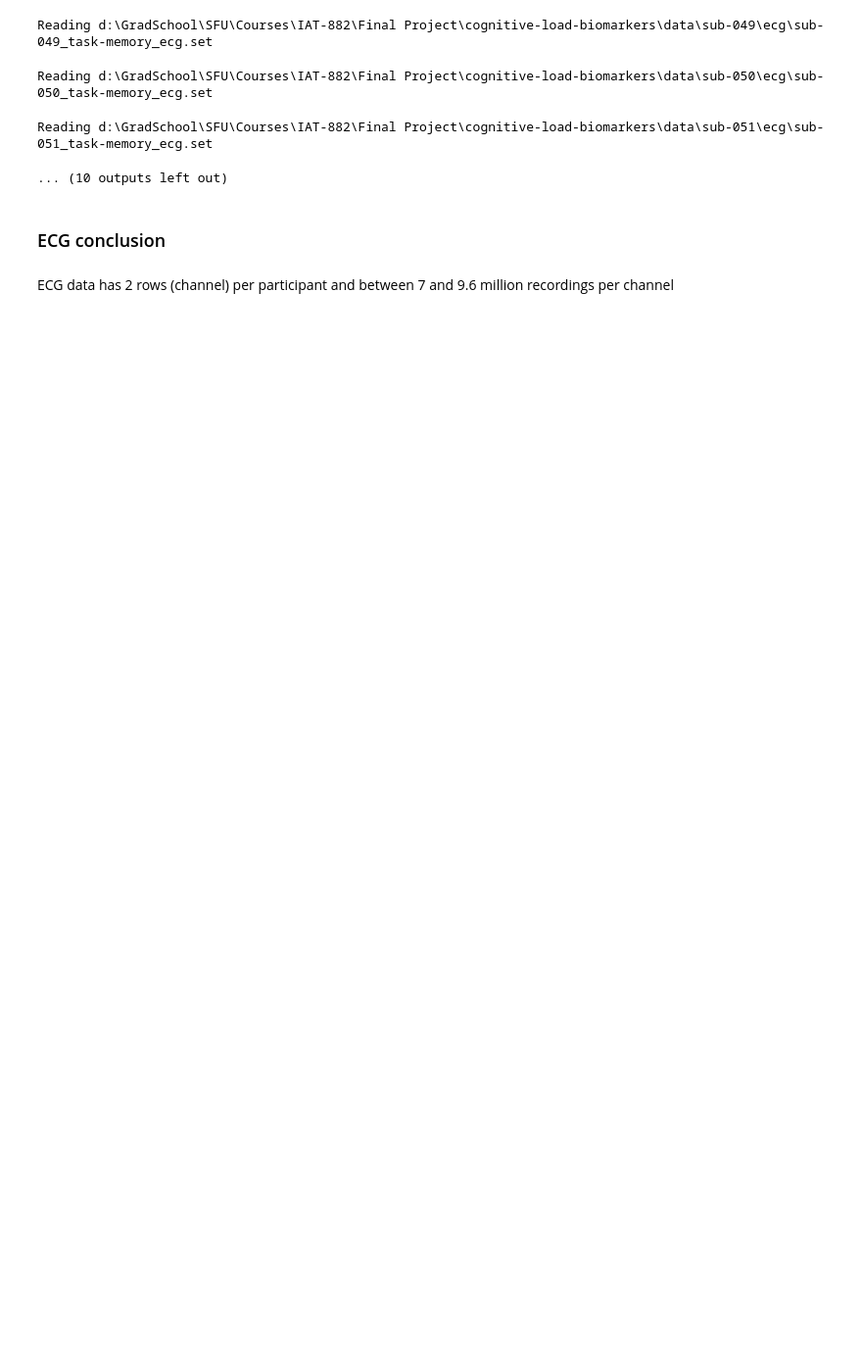
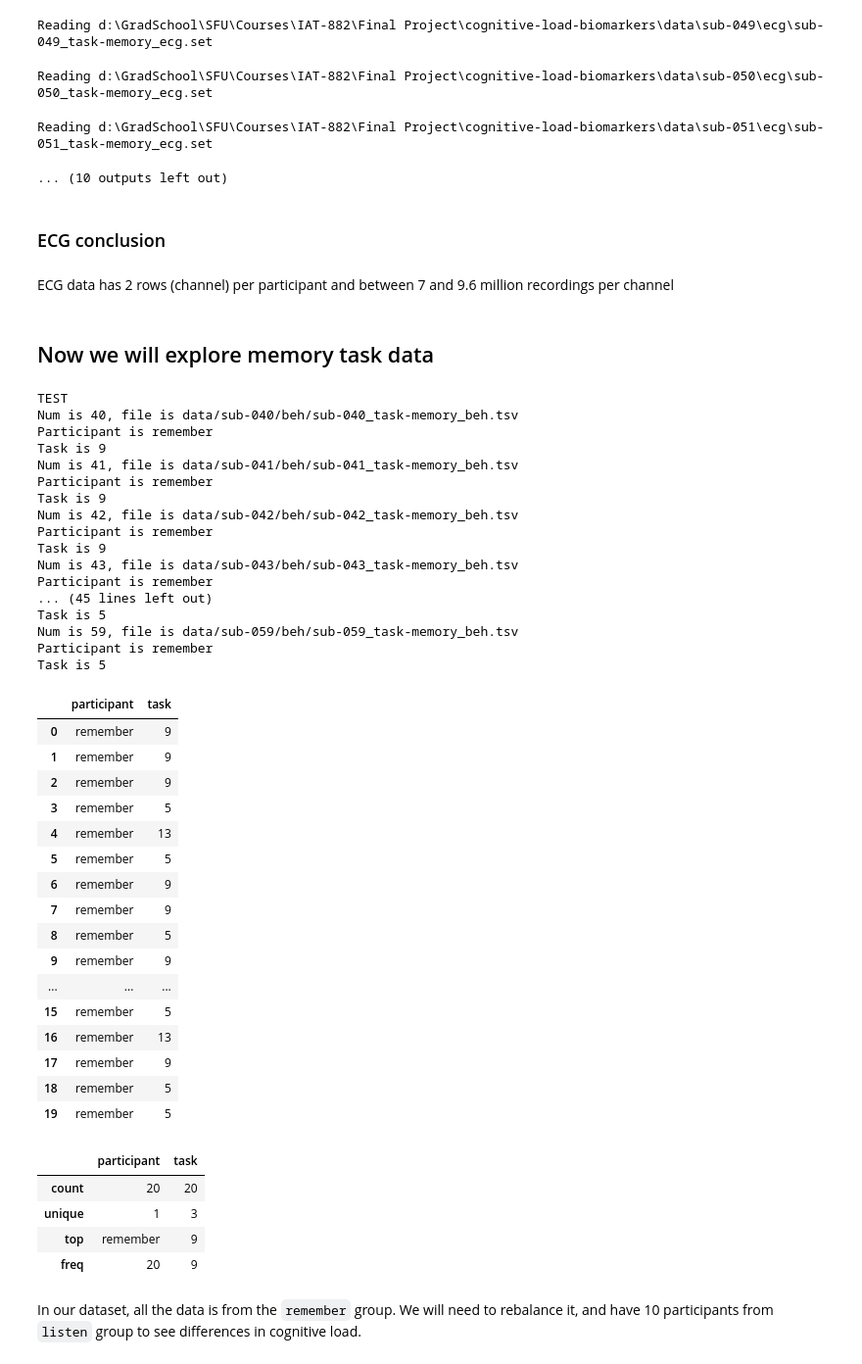
Before and after one commit to atifmmahmud/cognitive-load-biomarkers, a Jupyter notebook: eda.ipynb, the cells around one changed output. Shown: that part at 98% size. Drawn from its saved outputs; the diff is of its cells as text; code cells hidden in the pictures; blank space fills up the shorter version.

```diff
--- a/eda.ipynb
+++ b/eda.ipynb
@@ -114,3 +116,67 @@ Reading d:\GradSchool\SFU\Courses\IAT-882\Final Project\cognitive-load-biomarker
 ### ECG conclusion
 # %% [markdown]
 ECG data has 2 rows (channel) per participant and between 7 and 9.6 million recordings per channel
+# %% [markdown]
+## Now we will explore memory task data
+# %%
+participants = range(40, 60)
+
+records = []
+print("TEST")
+for num in participants:
+    file_tsv = f"data/sub-0{num}/beh/sub-0{num}_task-memory_beh.tsv"
+    print(f"Num is {num}, file is {file_tsv}")
+    with open(file_tsv, "r", encoding="utf-8") as file:
+        reader = csv.reader(file, delimiter="\t")
+        rows = list(reader)
+    participant = rows[1][1]
+    print(f"Participant is {participant}")
+    task = rows[1][2]
+    print(f"Task is {task}")
+    records.append({"participant" : f"{participant}", "task" : task})
+
+df_memory = pd.DataFrame(records)
+display(df_memory)
+df_memory.describe()
+# %% [output]
+TEST
+Num is 40, file is data/sub-040/beh/sub-040_task-memory_beh.tsv
+Participant is remember
+Task is 9
+Num is 41, file is data/sub-041/beh/sub-041_task-memory_beh.tsv
+Participant is remember
+Task is 9
+Num is 42, file is data/sub-042/beh/sub-042_task-memory_beh.tsv
+Participant is remember
+Task is 9
+Num is 43, file is data/sub-043/beh/sub-043_task-memory_beh.tsv
+Participant is remember
+... (45 lines left out)
+Task is 5
+Num is 59, file is data/sub-059/beh/sub-059_task-memory_beh.tsv
+Participant is remember
+Task is 5
+|  | participant | task |
+| 0 | remember | 9 |
+| 1 | remember | 9 |
+| 2 | remember | 9 |
+| 3 | remember | 5 |
+| 4 | remember | 13 |
+| 5 | remember | 5 |
+| 6 | remember | 9 |
+| 7 | remember | 9 |
+| 8 | remember | 5 |
+| 9 | remember | 9 |
+| ... | ... | ... |
+| 15 | remember | 5 |
+| 16 | remember | 13 |
+| 17 | remember | 9 |
+| 18 | remember | 5 |
+| 19 | remember | 5 |
+|  | participant | task |
+| count | 20 | 20 |
+| unique | 1 | 3 |
+| top | remember | 9 |
+| freq | 20 | 9 |
+# %% [markdown]
+In our dataset, all the data is from the `remember` group. We will need to rebalance it, and have 10 participants from `listen` group to see differences in cognitive load.
```
Also changed, not shown: parts of 3 cells of this notebook.
